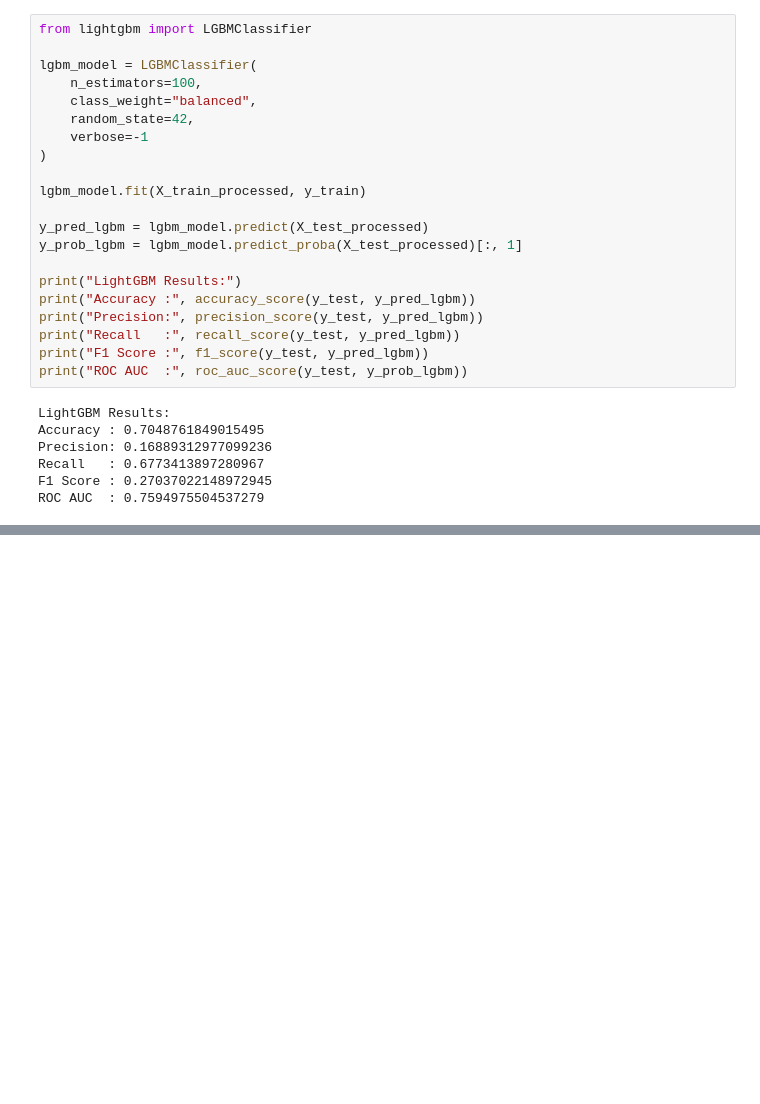
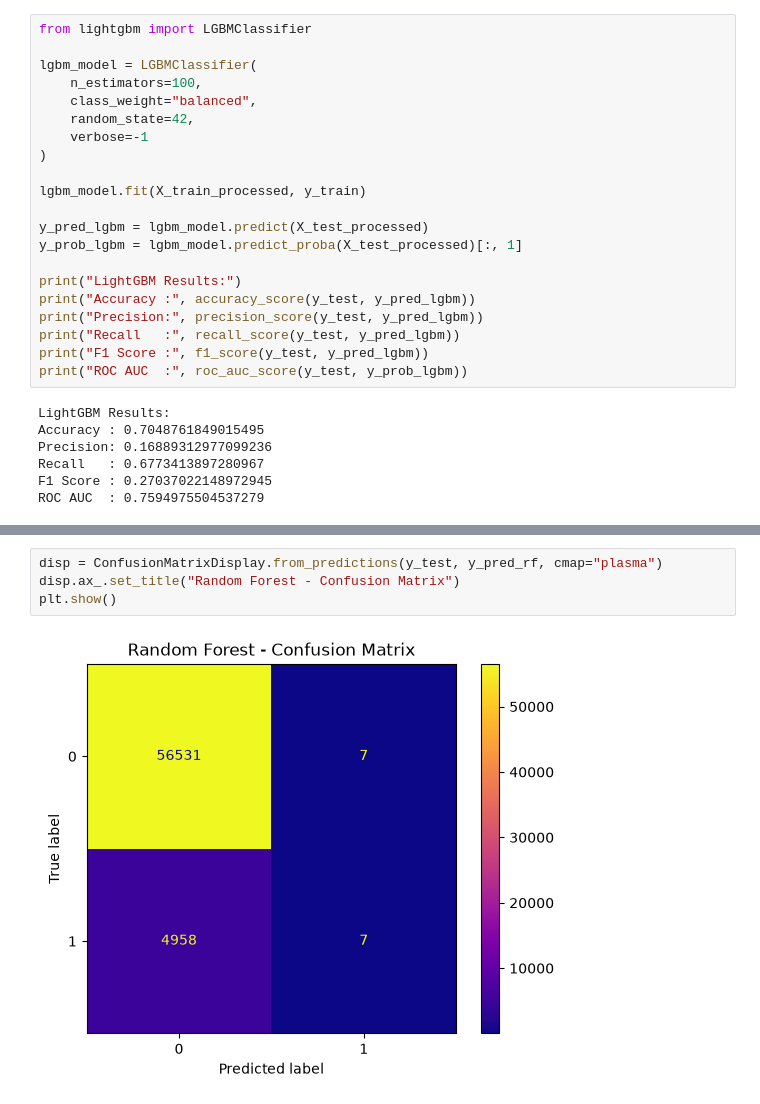
Before and after one commit to Swarnim-Singh-byte/LoanLens, a Jupyter notebook: notebooks/05_model_comparison.ipynb, the cells around one changed output, grey strips where cells are left out. Drawn from its saved outputs; the diff is of its cells as text; blank space fills up the shorter version.

```diff
--- a/notebooks/05_model_comparison.ipynb
+++ b/notebooks/05_model_comparison.ipynb
@@ -146,0 +155,6 @@ ROC AUC  : 0.7594975504537279
+# %%
+disp = ConfusionMatrixDisplay.from_predictions(y_test, y_pred_rf, cmap="plasma")
+disp.ax_.set_title("Random Forest - Confusion Matrix")
+plt.show()
+# %% [output]
+[figure, added]
```
Also changed, not shown: parts of 2 cells of this notebook.
